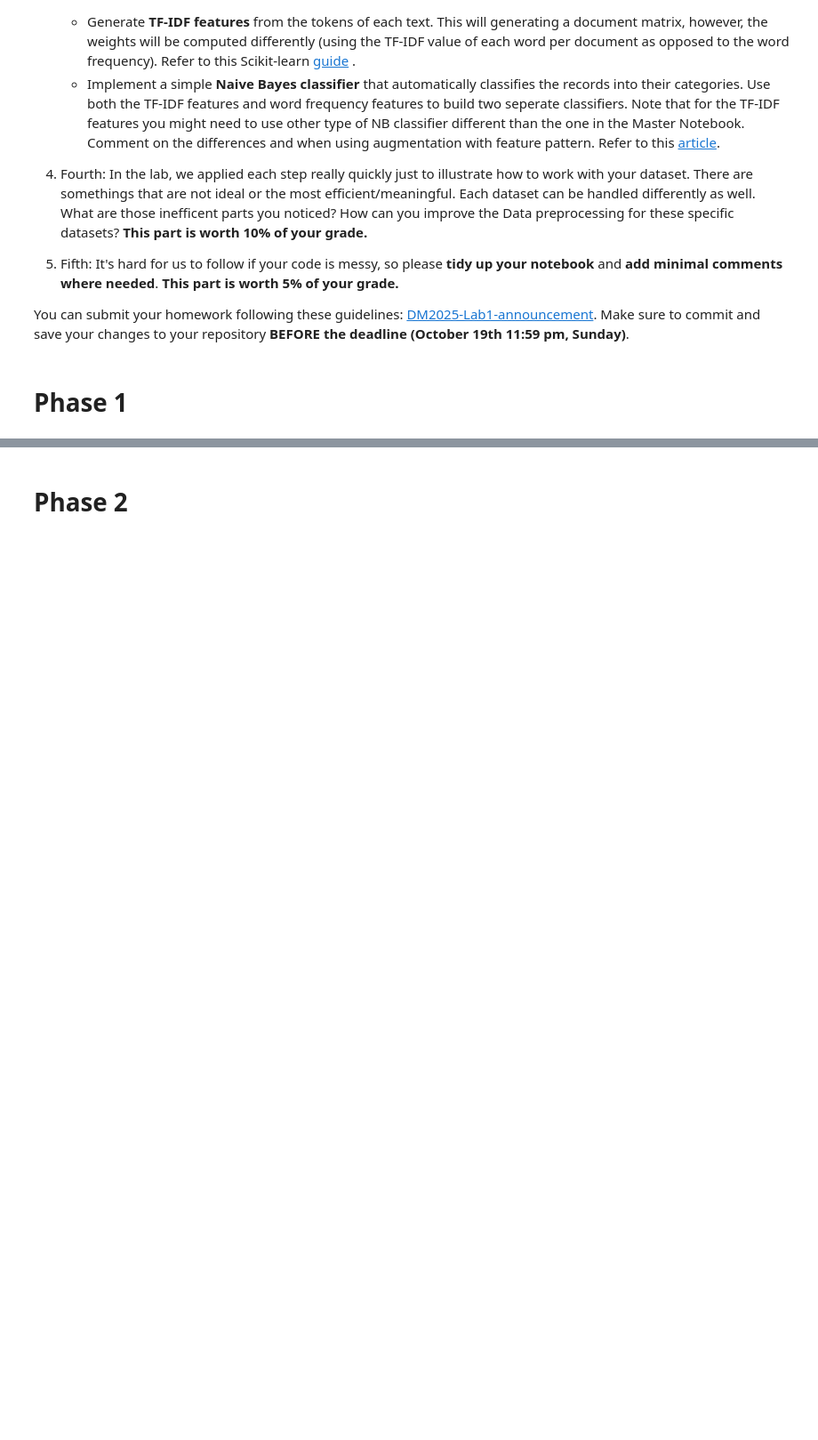
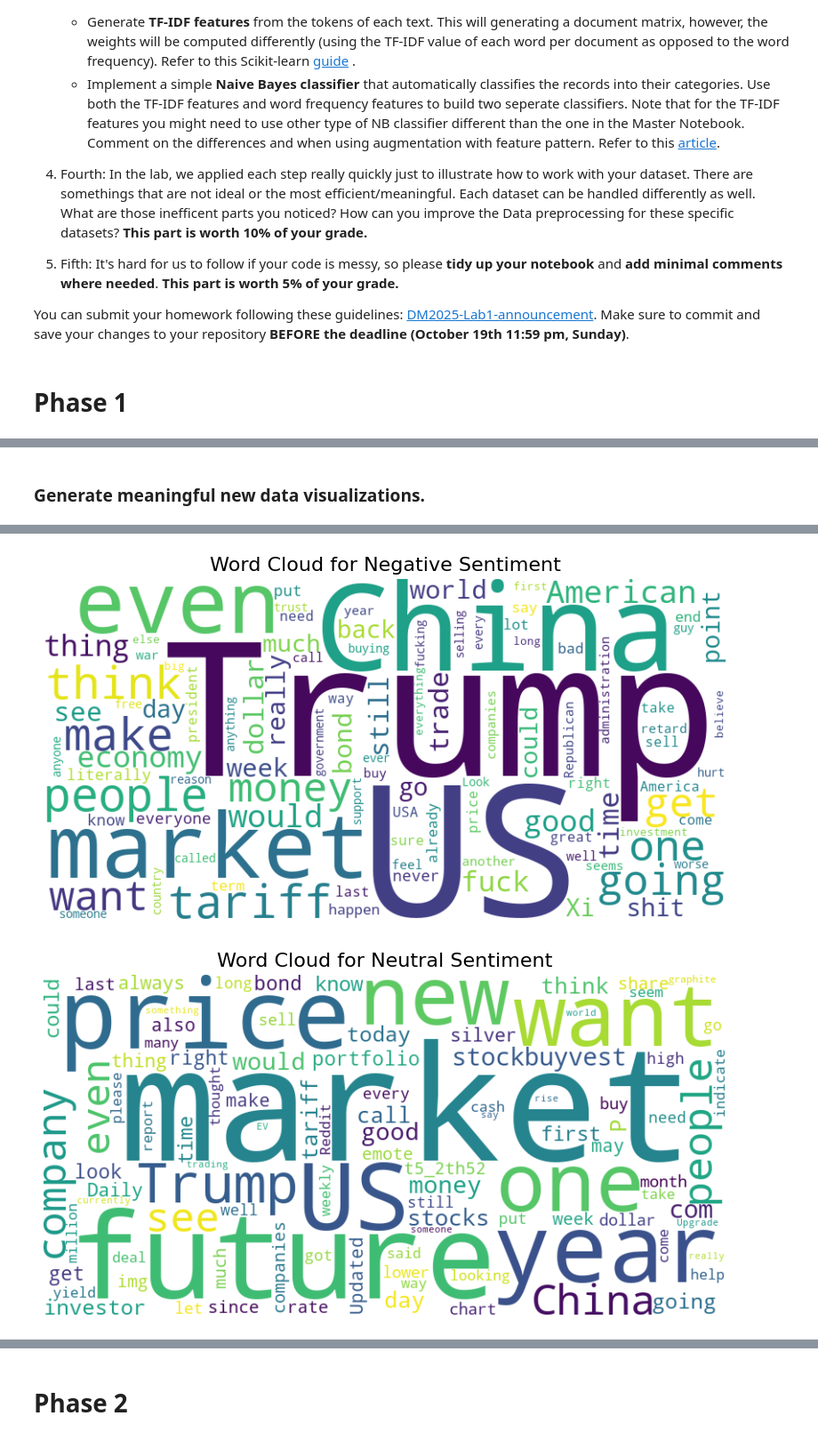
Before and after one commit to Ubereats9481/DM2025-Lab1-Exercise, a Jupyter notebook: DM2025-Lab1-Homework.ipynb, the cells around one changed output, grey strips where cells are left out. Shown at 89% size. Cells and saved outputs as stored; diff of their text form; code cells hidden in the pictures; blank space fills up the shorter version.

```diff
--- a/DM2025-Lab1-Homework.ipynb
+++ b/DM2025-Lab1-Homework.ipynb
@@ -62,0 +407,34 @@ You can submit your homework following these guidelines: [DM2025-Lab1-announceme
+# %% [markdown]
+### Generate meaningful new data visualizations.
+# %%
+# Visualization 1: Wordcloud for each label (Ref: NLP course)
+from wordcloud import WordCloud
+from nltk.corpus import stopwords
+
+# Get English stopwords
+nltk.download('stopwords')
+stop_words = set(stopwords.words('english'))
+
+# Add custom stopwords specific to Reddit/stock discussions
+custom_stopwords = {'stock', 'like', 'U', 'x200B'}
+stop_words.update(custom_stopwords)
+
+labels = {-1: "Negative", 0: "Neutral", 1: "Positive"}
+for label in labels.keys():
+    text = " ".join(data[data.label == label].text)
+
+    wordcloud = WordCloud(
+        width=800,
+        height=400,
+        background_color='white',
+        stopwords=stop_words,  # Remove stopwords
+        max_words=100,
+        collocations=False,
+    ).generate(text)
+
+    plt.figure(figsize=(10, 5))
+    plt.imshow(wordcloud, interpolation='bilinear')
+    plt.title(f'Word Cloud for {labels[label]} Sentiment', fontsize=16)
+    plt.axis('off')
+    plt.show()
+# %% [output]
@@ -62,0 +444,2 @@ You can submit your homework following these guidelines: [DM2025-Lab1-announceme
+[figure, added]
+[figure, added]
```
Also changed, not shown: parts of 37 cells of this notebook.
